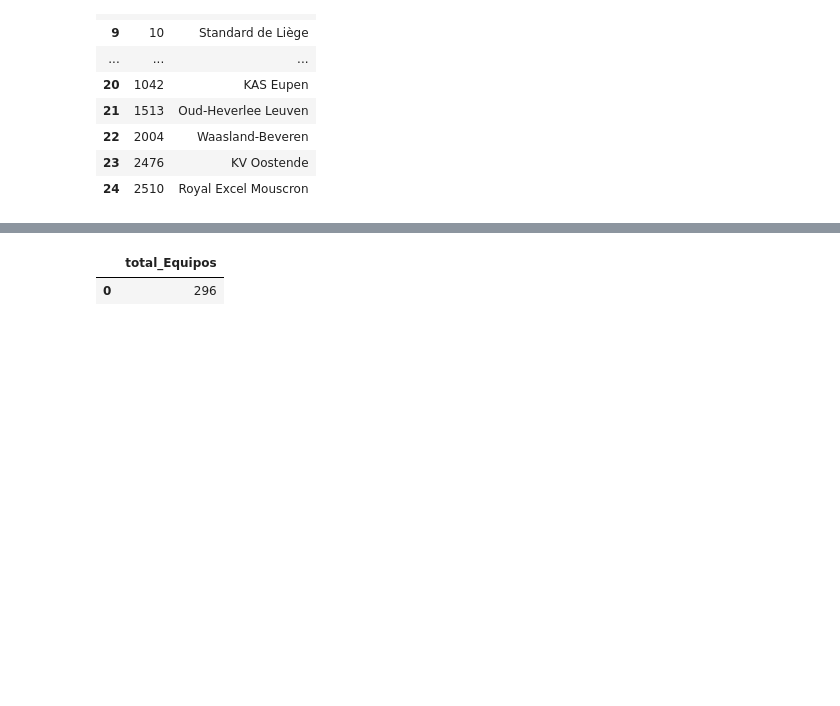
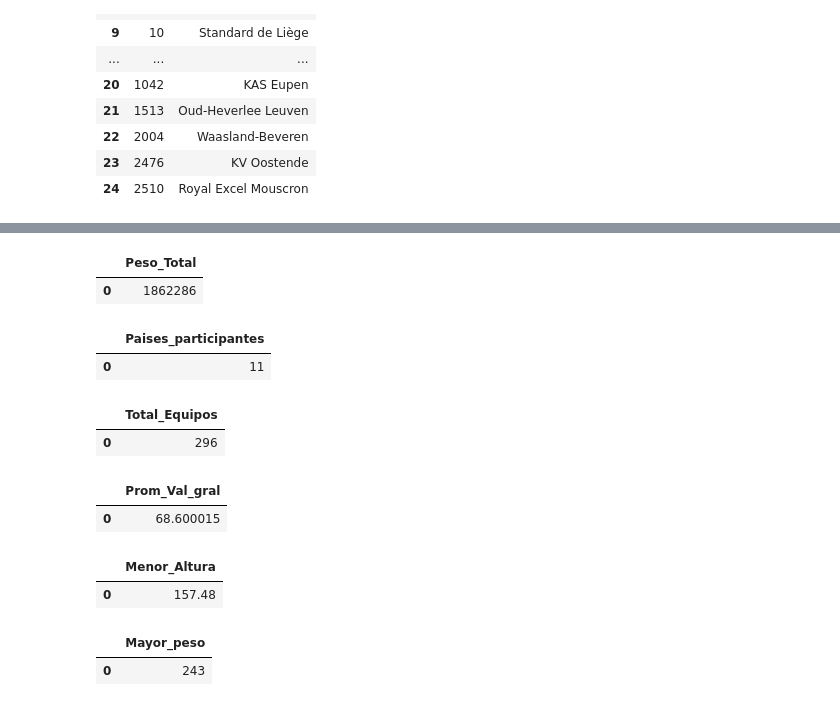
Before and after one commit to Dagnne/TalentoTechDag, a Jupyter notebook: Taller_SQL.ipynb, the cells around one changed output, grey strips where cells are left out. Drawn from its saved outputs; the diff is of its cells as text; code cells hidden in the pictures; blank space fills up the shorter version.

```diff
--- a/Taller_SQL.ipynb
+++ b/Taller_SQL.ipynb
@@ -300,12 +360,80 @@ FROM table_name
+# %%
+# A. Cual es el peso total de los jugadores
+
+query = """ SELECT SUM (weight) AS Peso_Total
+            FROM player;"""
+
+Total_weight = pd.read_sql(query, conn)
+Total_weight
+
+# El peso total de los jugadores es de 1'862.286 Kg equivalentes a 1.862,29 Ton
+# %% [output]
+|  | Peso_Total |
+| 0 | 1862286 |
+# %%
+# B. Cuantos paises participan en la liga europea
+
+query = """ SELECT COUNT (name) AS Paises_participantes
+            FROM country;"""
+
+countries = pd.read_sql(query, conn)
+countries
+
+# en la liga europea comprendida entre 2008 y 2016, participan 11 paises.
+# %% [output]
+|  | Paises_participantes |
+| 0 | 11 |
 # %%
-# Cuantos equipos de futbol hay en la liga europea
+# C. Cuantos equipos de futbol hay en la liga europea
 
-query = """SELECT COUNT (DISTINCT team_long_name) AS total_Equipos
+query = """SELECT COUNT (DISTINCT team_long_name) AS Total_Equipos
 FROM team;""" # "As" es el comando que se usa para darle un alias a la tabla que se quiere mostrar
 # y total_Equipos es el nombre que se asigno
 
 Contar_equipos = pd.read_sql(query,conn)
 Contar_equipos
+
+
+# En total hay 296 equipos en la liga Europea entre los años 2008 y 2016
 # %% [output]
-|  | total_Equipos |
+|  | Total_Equipos |
 | 0 | 296 |
+# %%
+# D. Cual es el promedio de las tasas de valoración general de los jugadores
+
+query = """SELECT AVG (overall_rating) AS Prom_Val_gral
+           FROM player_attributes;"""
+
+overall_rating = pd.read_sql(query, conn)
+overall_rating
+
+# El promedio de las tasas de valoracion general de los jugadores es de 69
+# %% [output]
+|  | Prom_Val_gral |
+| 0 | 68.600015 |
+# %%
+#  E. Cual es la menor estatura entre los jugadores
+
+query = """ SELECT MIN (height) AS Menor_Altura
+            FROM player;"""
+
+height_min = pd.read_sql(query, conn)
+height_min
+
+# La menor estatura entre los jugadores es de 157,48 cm
+# %% [output]
+|  | Menor_Altura |
+| 0 | 157.48 |
+# %%
+# F. Cual es el mayor peso entre los jugadores
+
+query = """ SELECT MAX (weight) AS Mayor_peso
+            FROM player;"""
+
+weight_max = pd.read_sql(query, conn)
+weight_max
+
+# El mayor peso entre los jugadores es de 243 Kg
+# %% [output]
+|  | Mayor_peso |
+| 0 | 243 |
```
Also changed, not shown: parts of 21 cells of this notebook.
